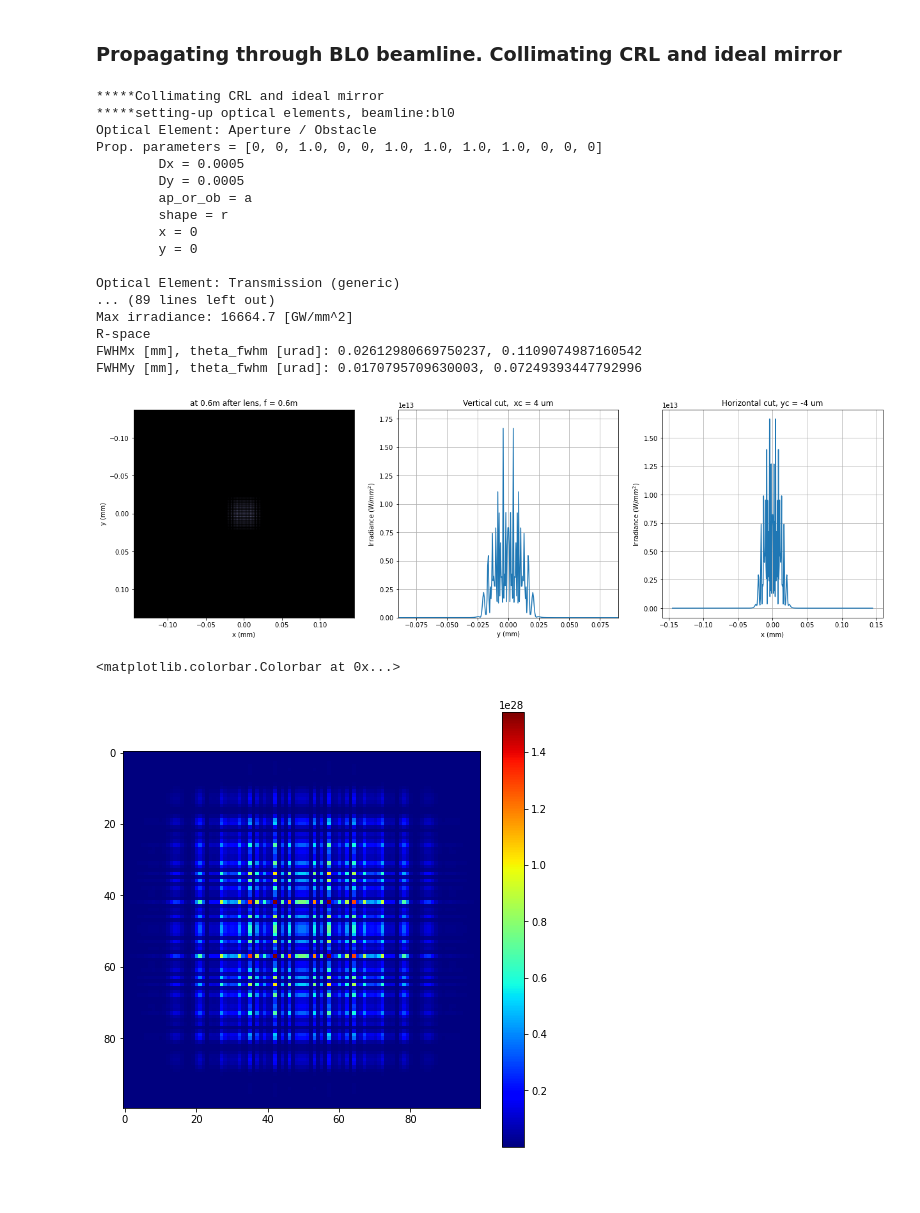
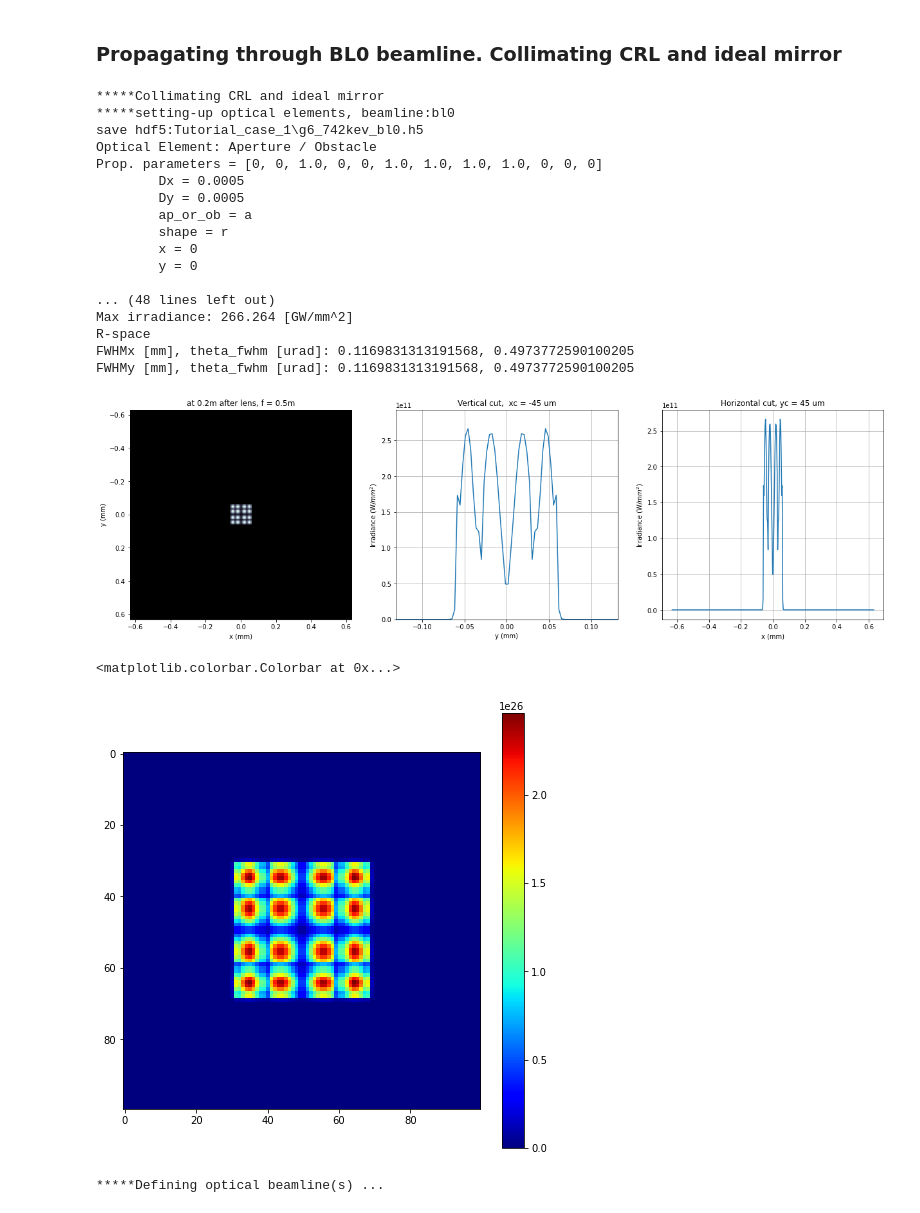
Before and after one commit to nanw0321/SRW_Mono, a Jupyter notebook: WPG_Customize_OE.ipynb, the cells around one changed output. Cells and saved outputs as stored; diff of their text form; code cells hidden in the pictures; blank space fills up the shorter version.

```diff
--- a/WPG_Customize_OE.ipynb
+++ b/WPG_Customize_OE.ipynb
@@ -393,13 +392,13 @@ Text(0.5, 1.0, 'Amplitude Transmission')
 # %%
+''' WPG '''
 print('*****Defining optical beamline(s) ...')
 
-z2 = f
+z2 = 0.2
 
 optBL0 = Beamline()
-opCRL1 = OE_Tr
 #optBL0.append(Aperture(shape='c',ap_or_ob='a',Dx=range_xy), Use_PP())# circular CRL aperture
 optBL0.append(OE_Apt,    Use_PP())
-optBL0.append(opCRL1,     Use_PP())
+optBL0.append(opTr,     Use_PP())
 optBL0.append(Drift(z2), Use_PP(semi_analytical_treatment=1))
 # %% [output]
 *****Defining optical beamline(s) ...
@@ -416,11 +415,8 @@ strBL = 'bl0'
 pos_title = 'at exp hall wall'
 print('*****setting-up optical elements, beamline:'+ strBL)
 
-if not NEW_SYNTAX:
-    bl = Beamline(optBL)
-else:
-    bl = optBL
-print(bl)
+bl = optBL
+#print(bl)
 
 if bSaved:
     out_file_name = os.path.join(strDataFolderName, fname0+'_'+strBL+'.h5')
@@ -442,6 +438,7 @@ print('FWHMy [mm], theta_fwhm [urad]: {}, {}'.format(calculate_fwhm_y(mwf)*1e3,
 # %% [output]
 *****Collimating CRL and ideal mirror
 *****setting-up optical elements, beamline:bl0
+save hdf5:Tutorial_case_1\g6_742kev_bl0.h5
 Optical Element: Aperture / Obstacle
 Prop. parameters = [0, 0, 1.0, 0, 0, 1.0, 1.0, 1.0, 1.0, 0, 0, 0]
         Dx = 0.0005
@@ -451,17 +448,45 @@ Prop. parameters = [0, 0, 1.0, 0, 0, 1.0, 1.0, 1.0, 1.0, 0, 0, 0]
         x = 0
         y = 0
 
-Optical Element: Transmission (generic)
-... (89 lines left out)
-Max irradiance: 16664.7 [GW/mm^2]
+... (48 lines left out)
+Max irradiance: 266.264 [GW/mm^2]
 R-space
-FWHMx [mm], theta_fwhm [urad]: 0.02612980669750237, 0.1109074987160542
-FWHMy [mm], theta_fwhm [urad]: 0.0170795709630003, 0.07249393447792996
+FWHMx [mm], theta_fwhm [urad]: 0.1169831313191568, 0.4973772590100205
+FWHMy [mm], theta_fwhm [urad]: 0.1169831313191568, 0.4973772590100205
-[figure, old version]
+[figure, new version]
 # %%
 plt.figure(figsize=(8,8))
-plt.imshow(mwf.get_intensity(slice_number=0)[200:300,200:300],cmap='jet')
+plt.imshow(mwf.get_intensity(slice_number=0)[150:250,150:250],cmap='jet')
 plt.colorbar()
 # %% [output]
 <matplotlib.colorbar.Colorbar at 0x...>
-[figure, old version]
+[figure, new version]
+# %%
+''' SRW '''
+print('*****Defining optical beamline(s) ...')
+
+z2 = 0.2
+
+DriftFin = SRWLOptD(z2)
+
+#Wavefront Propagation Parameters:
+#[0]:  Auto-Resize (1) or not (0) Before propagation
+#[1]:  Auto-Resize (1) or not (0) After propagation
+#[2]:  Relative Precision for propagation with Auto-Resizing (1. is nominal)
+#[3]:  Allow (1) or not (0) for semi-analytical treatment of quadratic phase terms at propagation
+#[4]:  Do any Resizing on Fourier side, using FFT, (1) or not (0)
+#[5]:  Horizontal Range modification factor at Resizing (1. means no modification)
+#[6]:  Horizontal Resolution modification factor at Resizing
+#[7]:  Vertical Range modification factor at Resizing
+#[8]:  Vertical Resolution modification factor at Resizing
+#[9]:  Type of wavefront Shift before Resizing (not yet implemented)
+#[10]: New Horizontal wavefront Center position after Shift (not yet implemented)
+#[11]: New Vertical wavefront Center position after Shift (not yet implemented)
+#                     [ 0] [1] [2]  [3] [4] [5]  [6]  [7]  [8]  [9] [10] [11]
+ppApt =           [ 0,  0, 1.0,  0,  0, 1.0, 1.0, 1.0, 1.0,  0,  0,   0]
+ppTr  =           [ 0,  0, 1.0,  0,  0, 1.0, 1.0, 1.0, 1.0,  0,  0,   0]
+ppDrift =      [ 0,  0, 1.0,  1,  0, 1.0, 1.0, 1.0, 1.0,  0,  0,   0]
+
+optBL0 = SRWLOptC([OE_Apt, OE_Tr, DriftFin], [ppApt, ppTr, ppDrift])
+# %% [output]
+*****Defining optical beamline(s) ...
```
Also changed, not shown: parts of 6 cells of this notebook, 8 other files.
